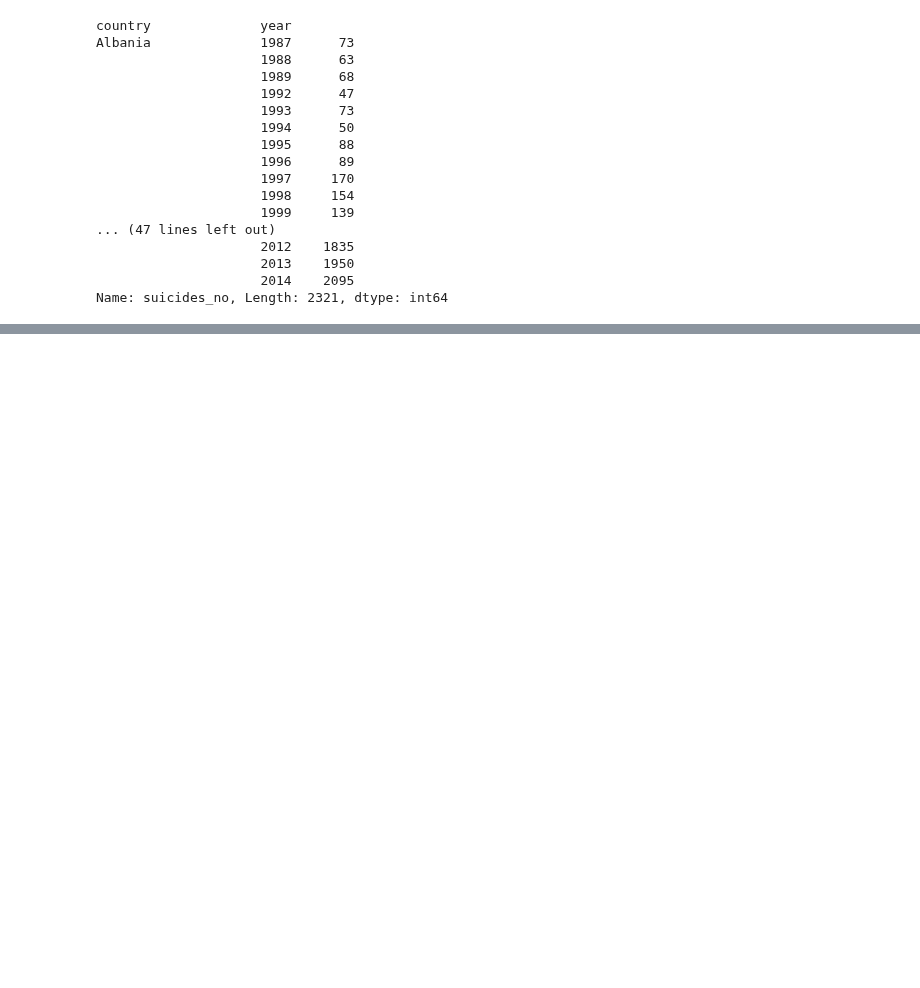
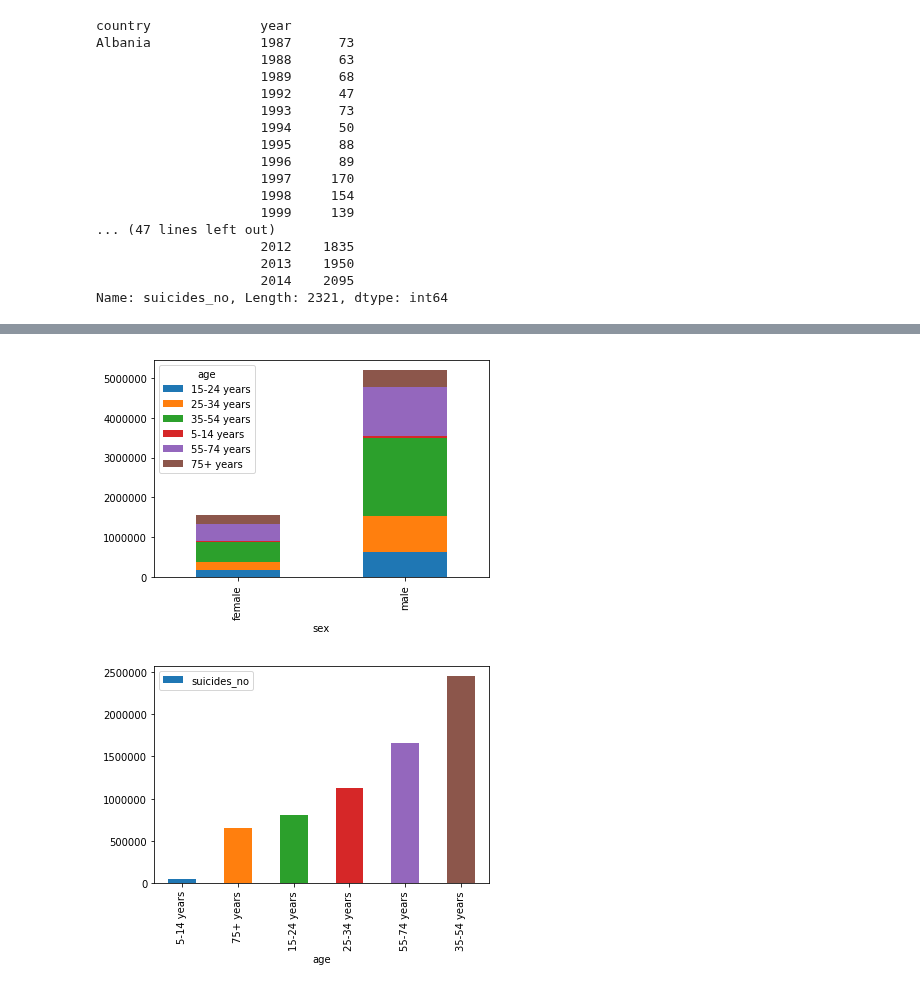
Before and after one commit to rajeevsingh717/Suicide_data_exploratory_analysis, a Jupyter notebook: Suicide_data_exploratory_analysis.ipynb, the cells around one changed output, grey strips where cells are left out. Cells and saved outputs as stored; diff of their text form; code cells hidden in the pictures; blank space fills up the shorter version.

```diff
--- a/Suicide_data_exploratory_analysis.ipynb
+++ b/Suicide_data_exploratory_analysis.ipynb
@@ -132,0 +149,9 @@ sui.groupby(['year'])['suicides_no'].sum().reset_index().plot(kind="scatter",x="
+# %%
+sui.groupby(['sex','age'])['suicides_no'].sum().unstack().plot(kind='bar',stacked=True)
+## 35 to 54 year age group has high suicide count in both sex group
+sui.groupby(['age'])['suicides_no'].sum().reset_index().sort_values(by=['suicides_no']).head(20).plot(kind="bar",x="age",y="suicides_no")
+## age wise Suicide count
+plt.show()
+# %% [output]
+[figure, added]
+[figure, added]
```
Also changed, not shown: parts of 5 cells of this notebook.
